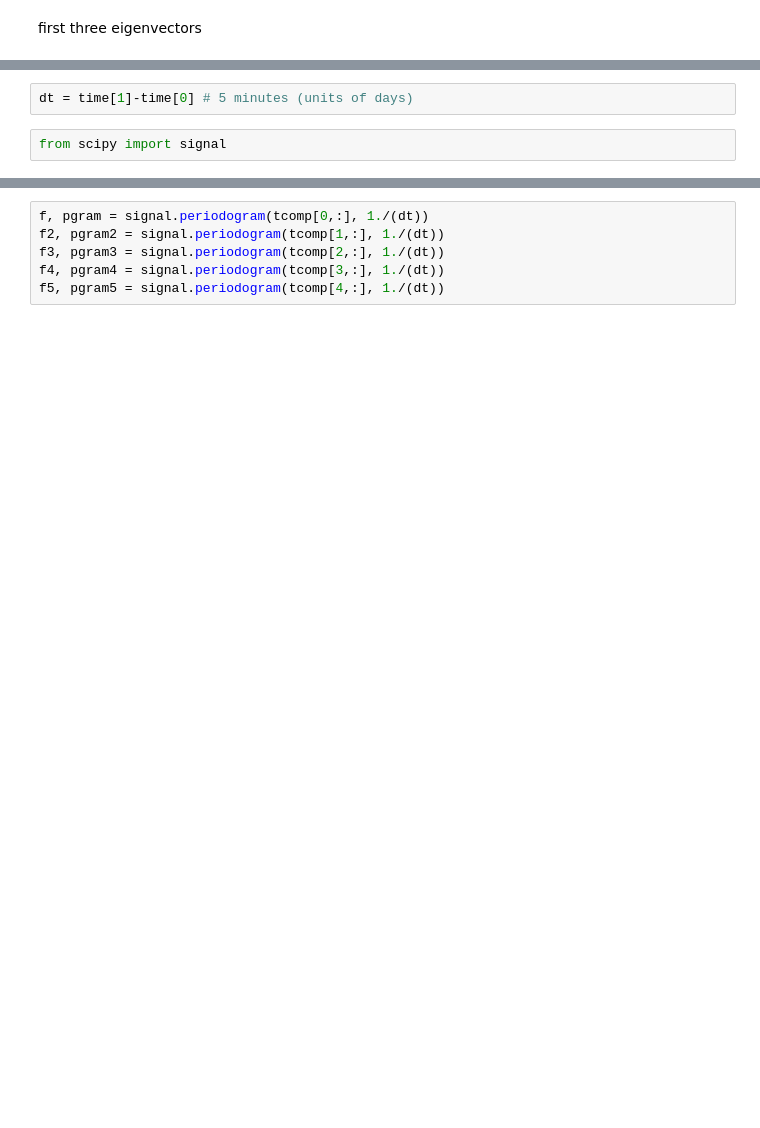
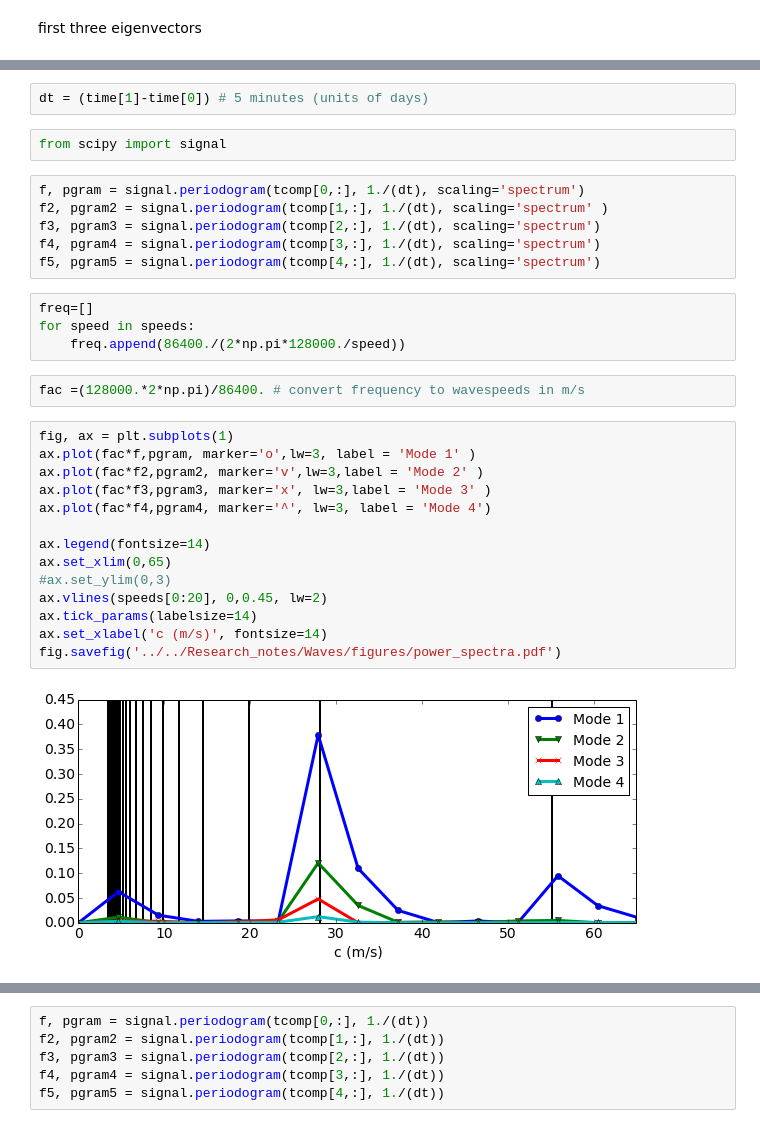
Before and after one commit to jedman/vertical-mode-decomposition, a Jupyter notebook: sgp-vmd.ipynb, the cells around one changed output, grey strips where cells are left out. Drawn from its saved outputs; the diff is of its cells as text; blank space fills up the shorter version.

```diff
--- a/sgp-vmd.ipynb
+++ b/sgp-vmd.ipynb
@@ -73,4 +73,32 @@ plot(time_sub,tcomp[3,:])
 # %%
-dt = time[1]-time[0] # 5 minutes (units of days)
+dt = (time[1]-time[0]) # 5 minutes (units of days)
 # %%
 from scipy import signal
+# %%
+f, pgram = signal.periodogram(tcomp[0,:], 1./(dt), scaling='spectrum')
+f2, pgram2 = signal.periodogram(tcomp[1,:], 1./(dt), scaling='spectrum' )
+f3, pgram3 = signal.periodogram(tcomp[2,:], 1./(dt), scaling='spectrum')
+f4, pgram4 = signal.periodogram(tcomp[3,:], 1./(dt), scaling='spectrum')
+f5, pgram5 = signal.periodogram(tcomp[4,:], 1./(dt), scaling='spectrum')
+# %%
+freq=[]
+for speed in speeds:
+    freq.append(86400./(2*np.pi*128000./speed))
+# %%
+fac =(128000.*2*np.pi)/86400. # convert frequency to wavespeeds in m/s
+# %%
+fig, ax = plt.subplots(1)
+ax.plot(fac*f,pgram, marker='o',lw=3, label = 'Mode 1' )
+ax.plot(fac*f2,pgram2, marker='v',lw=3,label = 'Mode 2' )
+ax.plot(fac*f3,pgram3, marker='x', lw=3,label = 'Mode 3' )
+ax.plot(fac*f4,pgram4, marker='^', lw=3, label = 'Mode 4')
+
+ax.legend(fontsize=14)
+ax.set_xlim(0,65)
+#ax.set_ylim(0,3)
+ax.vlines(speeds[0:20], 0,0.45, lw=2)
+ax.tick_params(labelsize=14)
+ax.set_xlabel('c (m/s)', fontsize=14)
+fig.savefig('../../Research_notes/Waves/figures/power_spectra.pdf')
+# %% [output]
+[figure, added]
```
Also changed, not shown: parts of 32 cells of this notebook, 1 other file.
